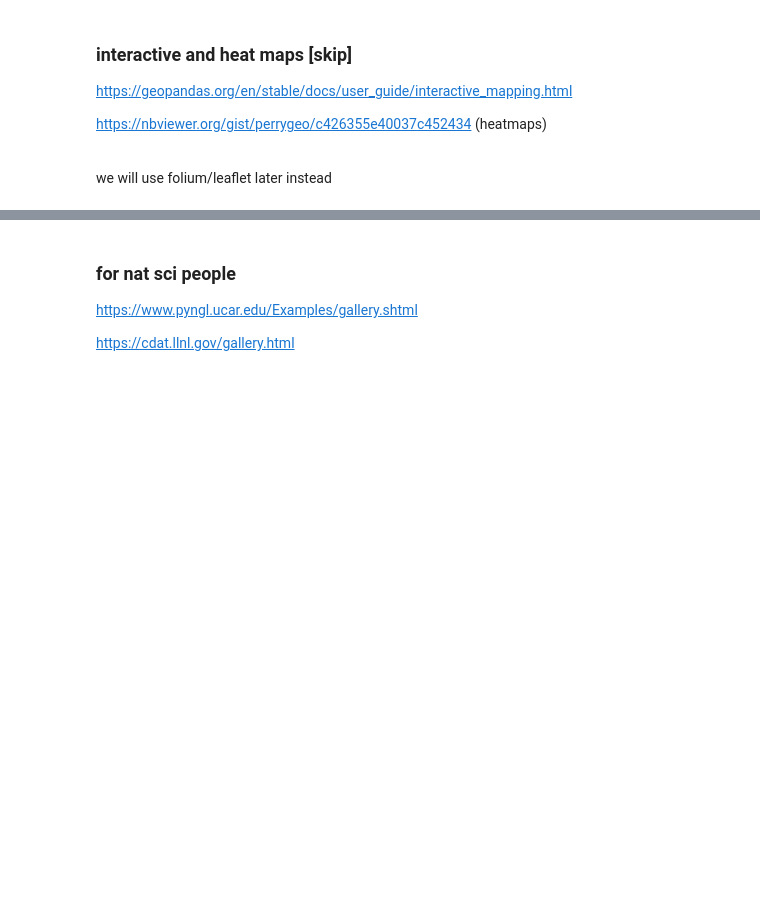
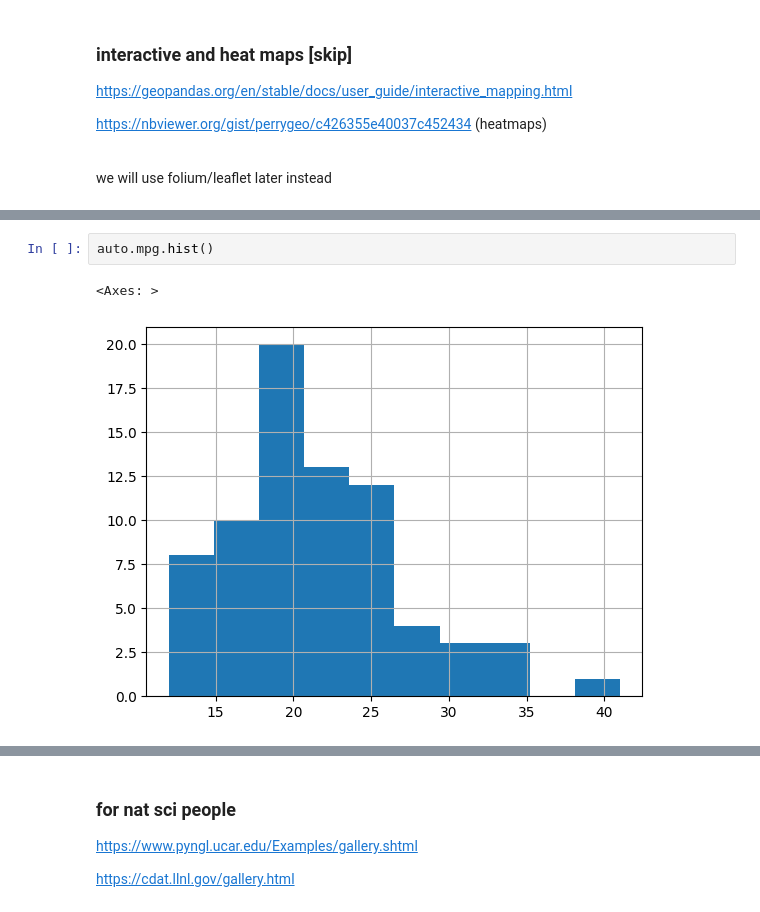
Before and after one commit to theaok/gisPy, a Jupyter notebook: map.ipynb, the cells around one changed output, grey strips where cells are left out. Cells and saved outputs as stored; diff of their text form; blank space fills up the shorter version.

```diff
--- a/map.ipynb
+++ b/map.ipynb
@@ -1082,0 +1110,5 @@ https://nbviewer.org/gist/perrygeo/c426355e40037c452434 (heatmaps)
+# %%
+auto.mpg.hist()
+# %% [output]
+<Axes: >
+[figure, added]
```
Also changed, not shown: parts of 9 cells of this notebook.
